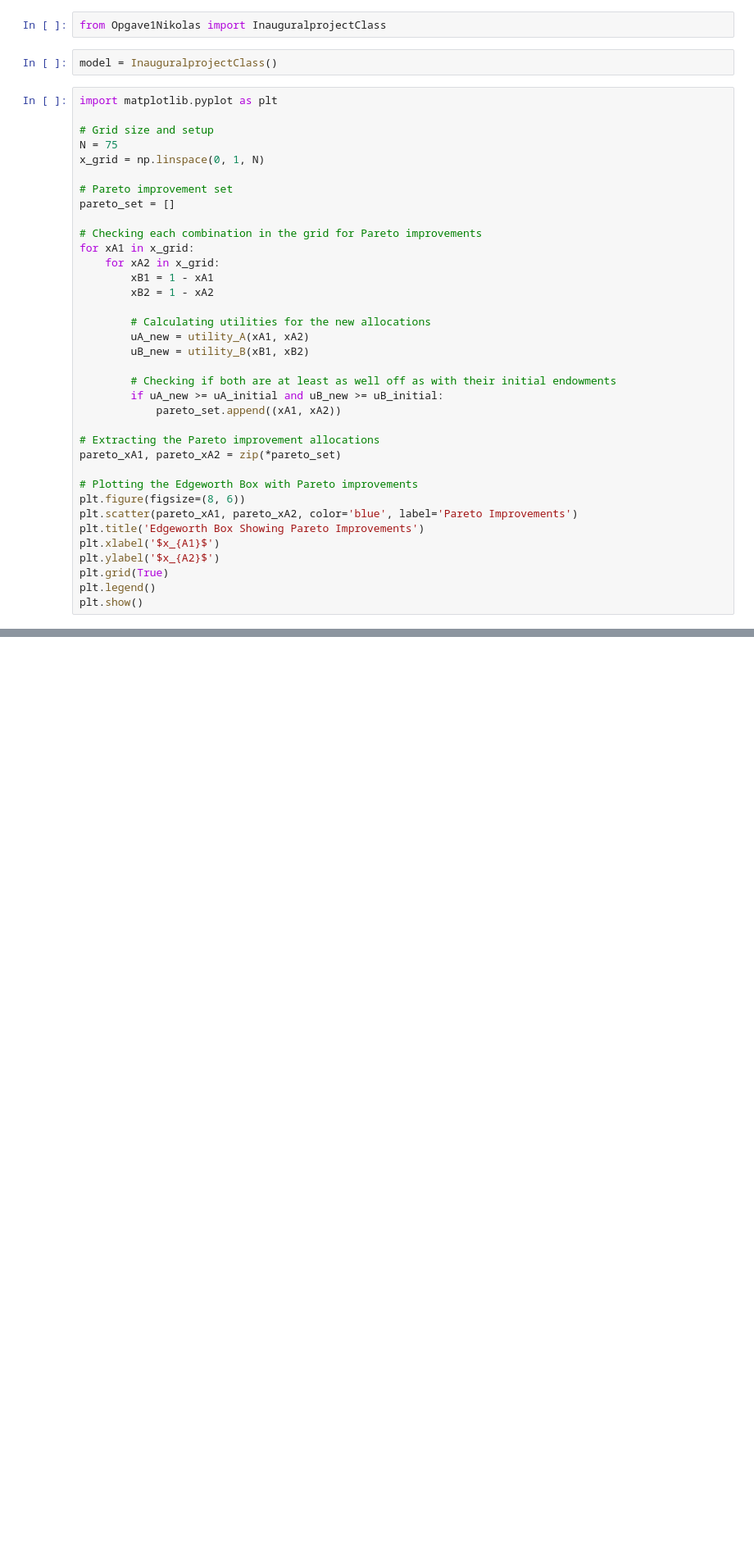
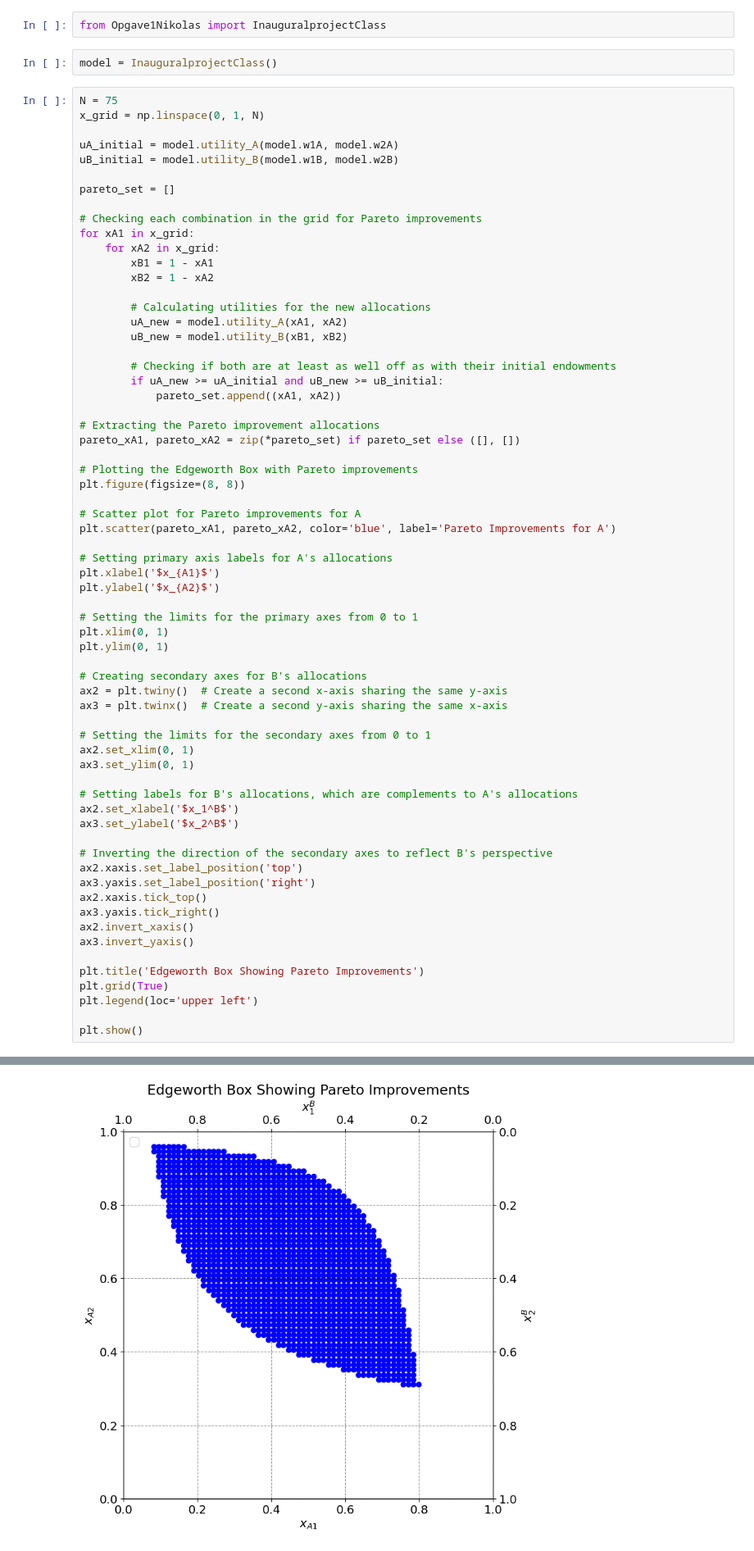
Before and after one commit to NumEconCopenhagen/projects-2024-mikkel-nikolas, a Jupyter notebook: inauguralproject/projekt Nikolas.ipynb, the cells around one changed output, grey strips where cells are left out. Shown at 82% size. Saved outputs shown, nothing was run; the diff lists cells and outputs as text; blank space fills up the shorter version.

```diff
--- a/inauguralproject/projekt Nikolas.ipynb
+++ b/inauguralproject/projekt Nikolas.ipynb
@@ -14,13 +16,12 @@ from Opgave1Nikolas import InauguralprojectClass
 # %%
 model = InauguralprojectClass()
 # %%
-import matplotlib.pyplot as plt
-
-# Grid size and setup
 N = 75
 x_grid = np.linspace(0, 1, N)
 
-# Pareto improvement set
+uA_initial = model.utility_A(model.w1A, model.w2A)
+uB_initial = model.utility_B(model.w1B, model.w2B)
+
 pareto_set = []
 
 # Checking each combination in the grid for Pareto improvements
@@ -30,23 +31,53 @@ for xA1 in x_grid:
         xB2 = 1 - xA2
 
         # Calculating utilities for the new allocations
-        uA_new = utility_A(xA1, xA2)
-        uB_new = utility_B(xB1, xB2)
+        uA_new = model.utility_A(xA1, xA2)
+        uB_new = model.utility_B(xB1, xB2)
 
         # Checking if both are at least as well off as with their initial endowments
         if uA_new >= uA_initial and uB_new >= uB_initial:
             pareto_set.append((xA1, xA2))
 
 # Extracting the Pareto improvement allocations
-pareto_xA1, pareto_xA2 = zip(*pareto_set)
+pareto_xA1, pareto_xA2 = zip(*pareto_set) if pareto_set else ([], [])
 
 # Plotting the Edgeworth Box with Pareto improvements
-plt.figure(figsize=(8, 6))
-plt.scatter(pareto_xA1, pareto_xA2, color='blue', label='Pareto Improvements')
-plt.title('Edgeworth Box Showing Pareto Improvements')
+plt.figure(figsize=(8, 8))
+
+# Scatter plot for Pareto improvements for A
+plt.scatter(pareto_xA1, pareto_xA2, color='blue', label='Pareto Improvements for A')
+
+# Setting primary axis labels for A's allocations
 plt.xlabel('$x_{A1}$')
 plt.ylabel('$x_{A2}$')
+
+# Setting the limits for the primary axes from 0 to 1
+plt.xlim(0, 1)
+plt.ylim(0, 1)
+
+# Creating secondary axes for B's allocations
+ax2 = plt.twiny()  # Create a second x-axis sharing the same y-axis
+ax3 = plt.twinx()  # Create a second y-axis sharing the same x-axis
+
+# Setting the limits for the secondary axes from 0 to 1
+ax2.set_xlim(0, 1)
+ax3.set_ylim(0, 1)
+
+# Setting labels for B's allocations, which are complements to A's allocations
+ax2.set_xlabel('$x_1^B$')
+ax3.set_ylabel('$x_2^B$')
+
+# Inverting the direction of the secondary axes to reflect B's perspective
+ax2.xaxis.set_label_position('top')
+ax3.yaxis.set_label_position('right')
+ax2.xaxis.tick_top()
+ax3.yaxis.tick_right()
+ax2.invert_xaxis()
+ax3.invert_yaxis()
+
+plt.title('Edgeworth Box Showing Pareto Improvements')
 plt.grid(True)
-plt.legend()
+plt.legend(loc='upper left')
+
 plt.show()
 # %% [output]
@@ -53,0 +85 @@ NameError: name 'utility_A' is not defined
+[figure, added]
```
Also changed, not shown: parts of 5 cells of this notebook, 1 other file.
